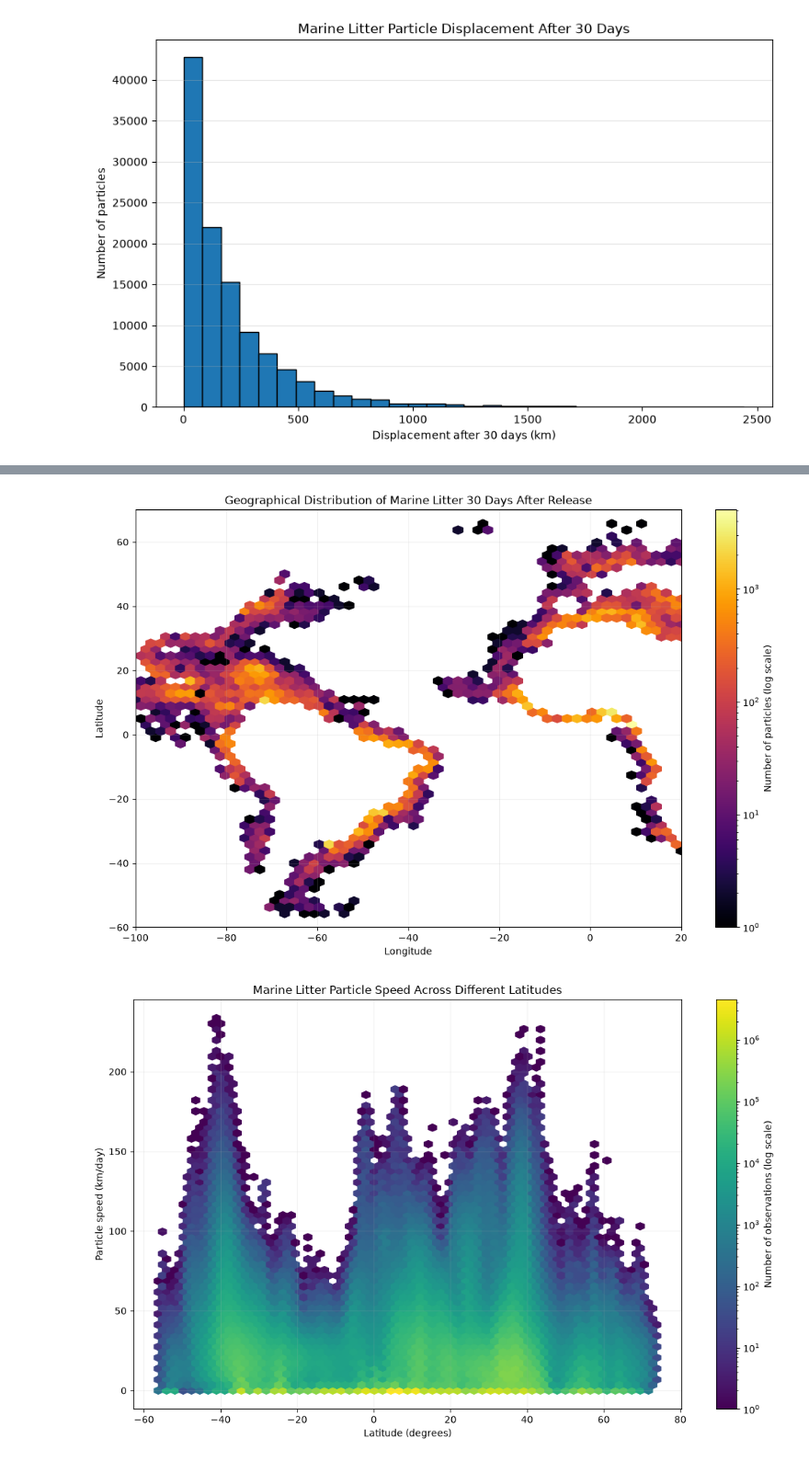
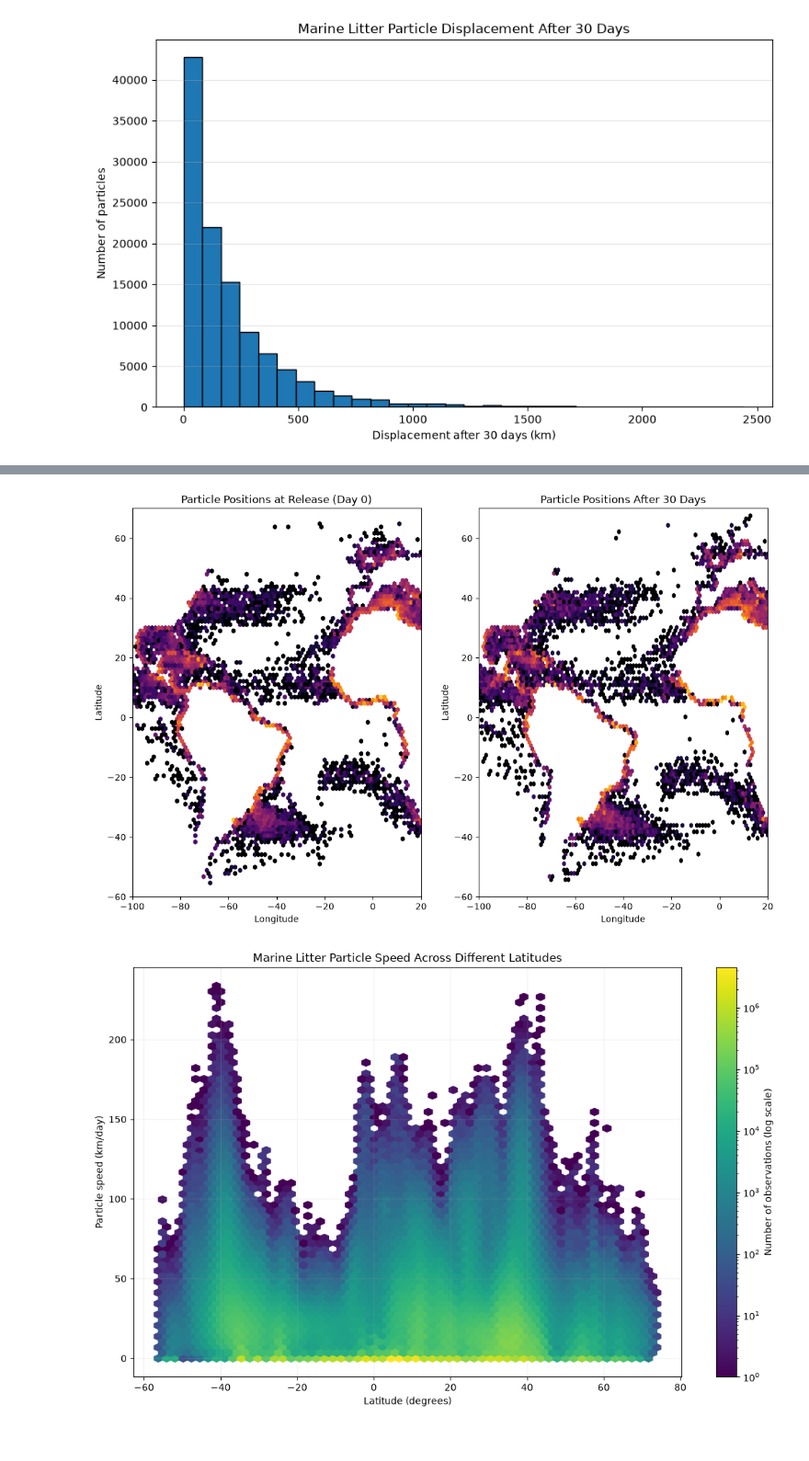
Before and after one commit to EmaSkryp/microplastic-project, a Jupyter notebook: notebooks/ocean_current_analysis.ipynb, the cells around one changed output, grey strips where cells are left out. Shown at 92% size. Saved outputs shown, nothing was run; the diff lists cells and outputs as text; code cells hidden in the pictures.

```diff
--- a/notebooks/ocean_current_analysis.ipynb
+++ b/notebooks/ocean_current_analysis.ipynb
@@ -6,5 +23,7 @@ import matplotlib.pyplot as plt
 # %%
-ds = xr.open_dataset("../global-marine-litter-2020.nc")
+%pip install netCDF4
+
+ds = xr.open_dataset("../data/global-marine-litter-2020.nc")
 
 print(ds)
 # %% [output]
@@ -137,9 +171,9 @@ print("Particles starting in Atlantic:", int(atlantic_mask_all.sum()))
 Total particles: 387600
 Particles starting in Atlantic: 111672
 # %%
-atlantic_ds = ds.isel(traj=atlantic_mask_all)
+atlantic_ds_valid = ds.isel(traj=atlantic_mask_all)
 
-print(atlantic_ds)
+print(atlantic_ds_valid)
 # %% [output]
 <xarray.Dataset> Size: 655MB
 Dimensions:  (traj: 111672, obs: 733)
@@ -220,14 +228,16 @@ displacement[~valid] = np.nan
 # %%
+atlantic_first_indices = atlantic_valid.argmax(axis=1)
+
 # Select displacement 30 days after each particle's release
-target_indices = first_indices + 30
+target_indices = atlantic_first_indices + 30
 
 # Keep particles with a valid observation 30 days later
-available = target_indices < ds.sizes["obs"]
+available = target_indices < atlantic_ds_valid.sizes["obs"]
 
-particle_ids = np.arange(len(first_indices))[available]
+particle_ids = np.arange(len(atlantic_first_indices))[available]
 target_days = target_indices[available]
 
-valid_30 = valid[particle_ids, target_days]
+valid_30 = atlantic_valid[particle_ids, target_days]
 
 distance_30 = displacement[particle_ids[valid_30],
                             target_days[valid_30]]
@@ -246,6 +256,9 @@ plt.show()
 # %% [output]
 [figure]
 # %%
+lat_0= lat[particle_ids, atlantic_first_indices[particle_ids]]
+lon_0 = lon[particle_ids, atlantic_first_indices[particle_ids]]
+
 # Get particle positions 30 days after release
 lon_30 = lon[particle_ids, target_days]
 lat_30 = lat[particle_ids, target_days]
@@ -256,34 +269,49 @@ atlantic_region = (
     (lat_30 >= -60) & (lat_30 <= 70)
 )
 
-lon_plot = lon_30[atlantic_region]
-lat_plot = lat_30[atlantic_region]
+lon_plot_0 = lon_0[atlantic_region]
+lat_plot_0 = lat_0[atlantic_region]
 
-# Create density map
-plt.figure(figsize=(13, 8))
+lon_plot_30 = lon_30[atlantic_region]
+lat_plot_30 = lat_30[atlantic_region]
 
-plt.hexbin(
-    lon_plot,
-    lat_plot,
-    gridsize=55,
+fig,axes = plt.subplots(1, 2,figsize=(13, 8))
+
+#Day 0
+hb1 = axes[0].hexbin(
+    lon_plot_0,
+    lat_plot_0,
+    gridsize=100,
     mincnt=1,
-    bins="log",
-    cmap="inferno"
+    bins='log',
+    cmap='inferno'
+
 )
 
-plt.colorbar(label="Number of particles (log scale)")
+axes[0].set_title("Particle Positions at Release (Day 0)")
+axes[0].set_xlabel("Longitude")
+axes[0].set_ylabel("Latitude")
+axes[0].set_xlim(-100, 20)
+axes[0].set_ylim(-60, 70)
 
-plt.xlabel("Longitude")
-plt.ylabel("Latitude")
-
-plt.title(
-    "Geographical Distribution of Marine Litter "
-    "30 Days After Release"
+hb2 = axes[1].hexbin(
+    lon_plot_30,
+    lat_plot_30,
+    gridsize=100,
+    mincnt=1,
+    bins='log',
+    cmap='inferno'
 )
 
-plt.xlim(-100, 20)
-plt.ylim(-60, 70)
-plt.grid(alpha=0.2)
+axes[1].set_title("Particle Positions After 30 Days")
+axes[1].set_xlabel("Longitude")
+axes[1].set_ylabel("Latitude")
+axes[1].set_xlim(-100, 20)
+axes[1].set_ylim(-60, 70)
 
-plt.show()
+print("Day 0 average per occupied hexagon:",
+      round(111185 / 580, 2))
+
+print("Day 30 average per occupied hexagon:",
+      round(111185 / 1833, 2))
 # %% [output]
@@ -290,3 +320,3 @@ plt.show()
-[figure, old version]
+[figure, new version]
 # %%
 # Coordinates on consecutive days
```
Also changed, not shown: parts of 15 cells of this notebook.
